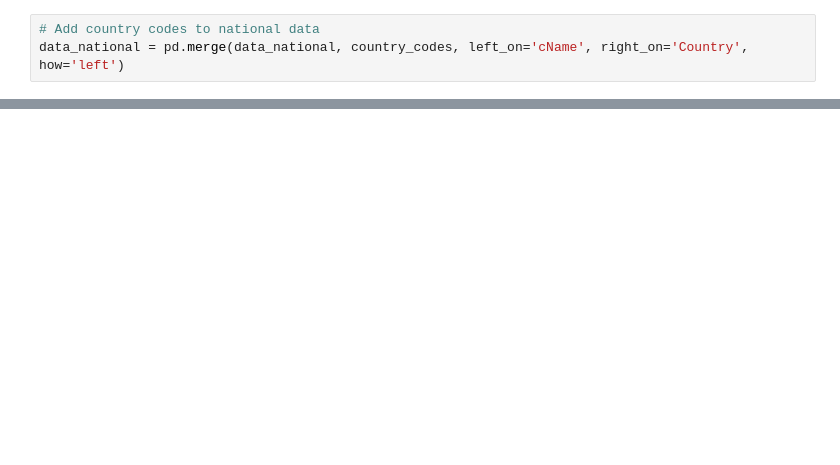
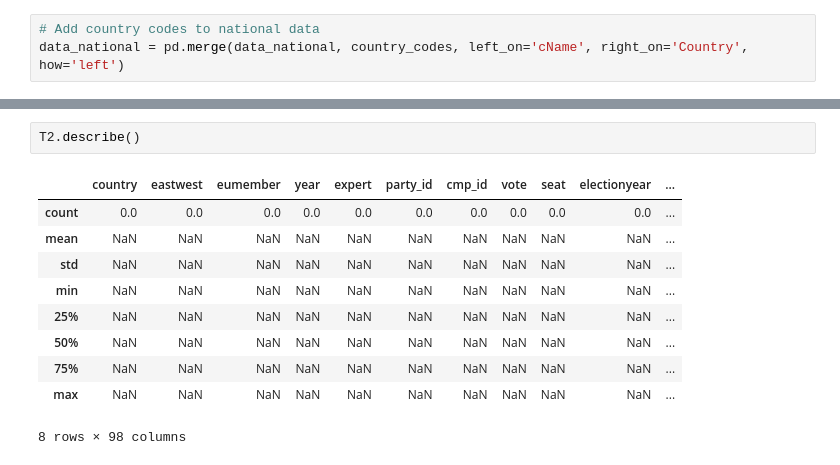
Before and after one commit to Drodriguez-9/european_vote_analysis, a Jupyter notebook: src/data/preprocess.ipynb, the cells around one changed output, grey strips where cells are left out. Saved outputs shown, nothing was run; the diff lists cells and outputs as text; blank space fills up the shorter version.

```diff
--- a/src/data/preprocess.ipynb
+++ b/src/data/preprocess.ipynb
@@ -46,0 +106,13 @@ data_european
+# %%
+T2.describe()
+# %% [output]
+|  | country | eastwest | eumember | year | expert | party_id | cmp_id | vote | seat | electionyear | ... |
+| count | 0.0 | 0.0 | 0.0 | 0.0 | 0.0 | 0.0 | 0.0 | 0.0 | 0.0 | 0.0 | ... |
+| mean | NaN | NaN | NaN | NaN | NaN | NaN | NaN | NaN | NaN | NaN | ... |
+| std | NaN | NaN | NaN | NaN | NaN | NaN | NaN | NaN | NaN | NaN | ... |
+| min | NaN | NaN | NaN | NaN | NaN | NaN | NaN | NaN | NaN | NaN | ... |
+| 25% | NaN | NaN | NaN | NaN | NaN | NaN | NaN | NaN | NaN | NaN | ... |
+| 50% | NaN | NaN | NaN | NaN | NaN | NaN | NaN | NaN | NaN | NaN | ... |
+| 75% | NaN | NaN | NaN | NaN | NaN | NaN | NaN | NaN | NaN | NaN | ... |
+| max | NaN | NaN | NaN | NaN | NaN | NaN | NaN | NaN | NaN | NaN | ... |
+8 rows × 98 columns
```
Also changed, not shown: parts of 21 cells of this notebook, 1 other file.
